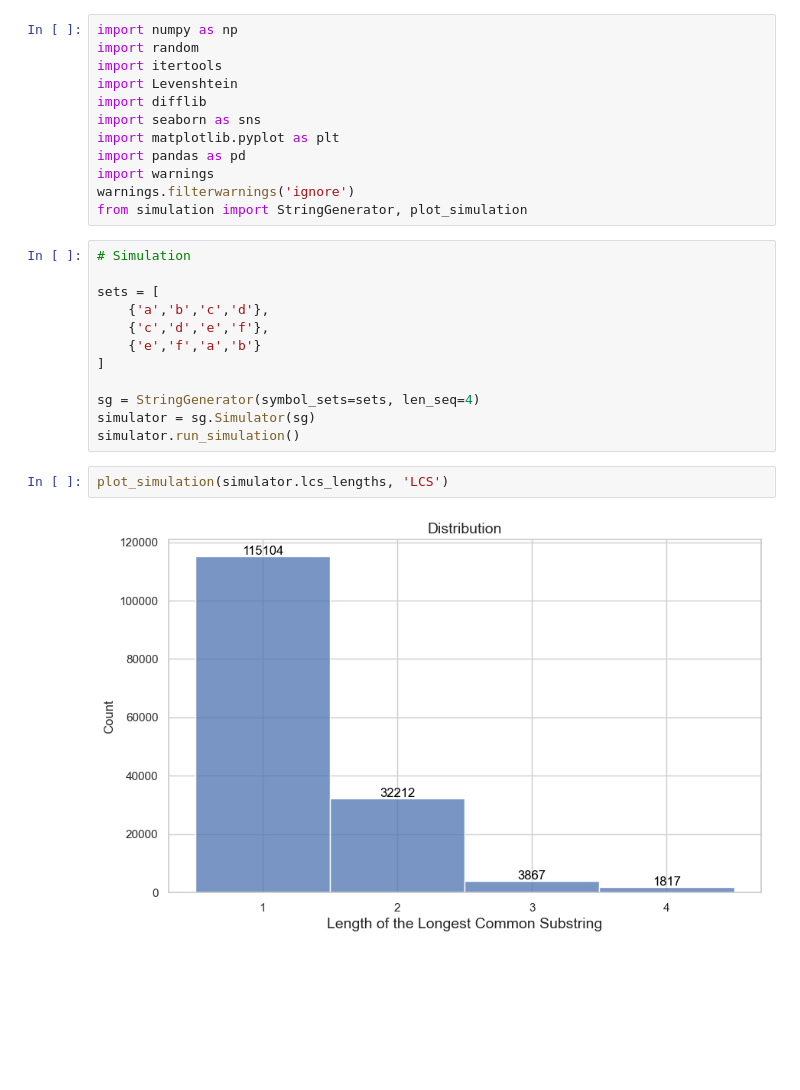
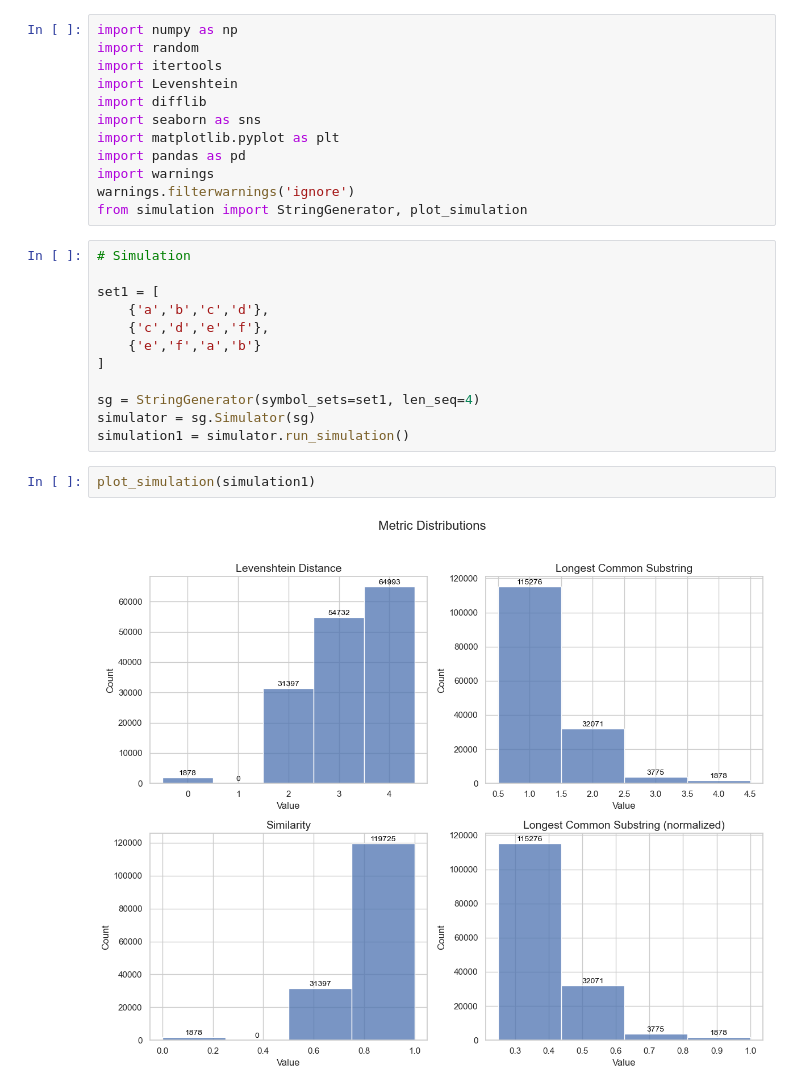
Before and after one commit to bendemonium/LoT-modeling, a Jupyter notebook: playground.ipynb, the cells around one changed output. Saved outputs shown, nothing was run; the diff lists cells and outputs as text; blank space fills up the shorter version.

```diff
--- a/playground.ipynb
+++ b/playground.ipynb
@@ -13,16 +13,16 @@ from simulation import StringGenerator, plot_simulation
 # %%
 # Simulation
 
-sets = [
+set1 = [
     {'a','b','c','d'},
     {'c','d','e','f'},
     {'e','f','a','b'}
 ]
 
-sg = StringGenerator(symbol_sets=sets, len_seq=4)
+sg = StringGenerator(symbol_sets=set1, len_seq=4)
 simulator = sg.Simulator(sg)
-simulator.run_simulation()
+simulation1 = simulator.run_simulation()
 # %%
-plot_simulation(simulator.lcs_lengths, 'LCS')
+plot_simulation(simulation1)
 # %% [output]
-[figure, old version]
+[figure, new version]
```
Also changed, not shown: parts of 2 cells of this notebook, 3 other files.
